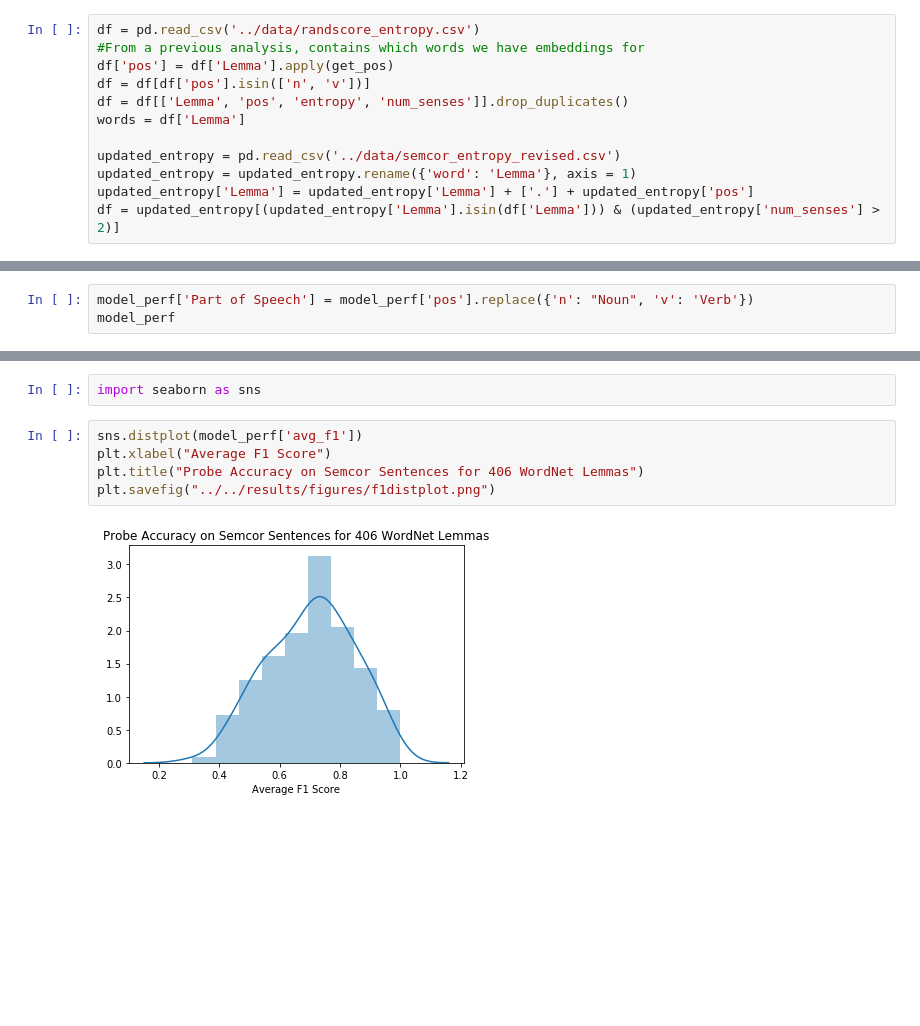
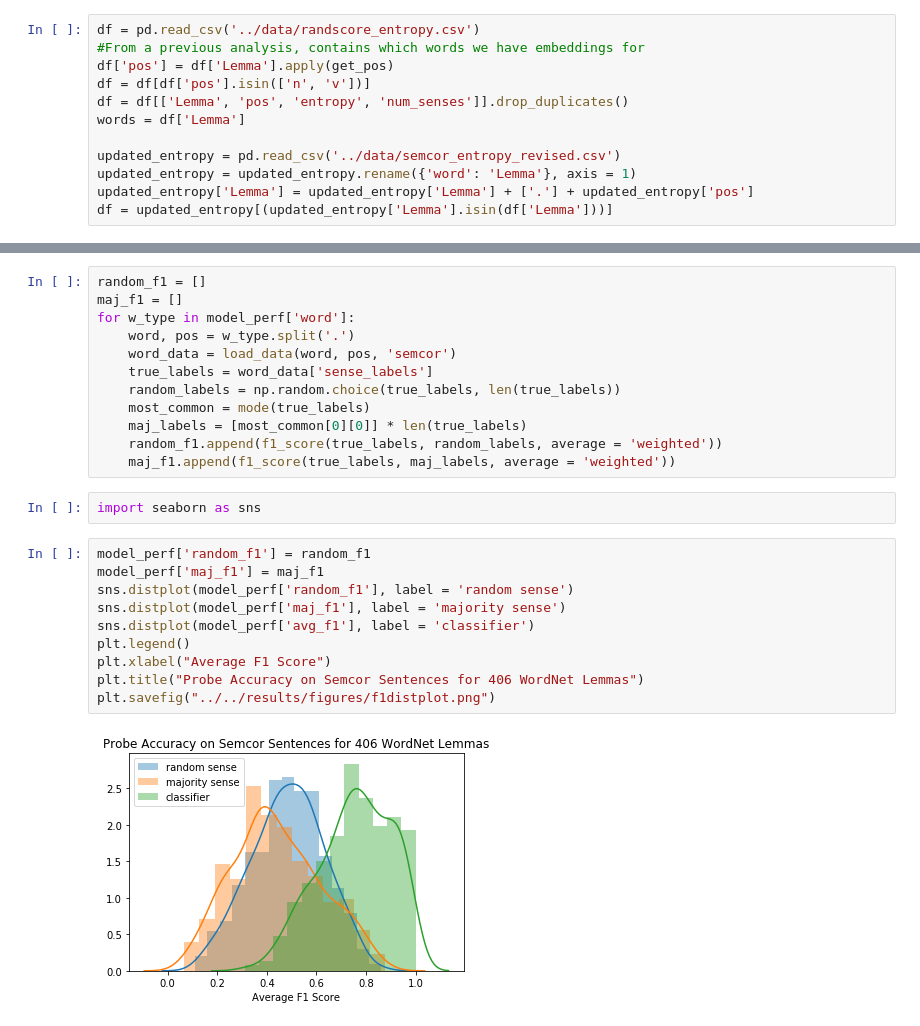
Before and after one commit to sathvikn/bert-wordsense, a Jupyter notebook: codebase/notebooks/probe-all.ipynb, the cells around one changed output, grey strips where cells are left out. Saved outputs shown, nothing was run; the diff lists cells and outputs as text; blank space fills up the shorter version.

Commit message:
committing attention analysis, PCA vs classification, and random/majority classifiers

```diff
--- a/codebase/notebooks/probe-all.ipynb
+++ b/codebase/notebooks/probe-all.ipynb
@@ -21,7 +21,7 @@ words = df['Lemma']
 updated_entropy = pd.read_csv('../data/semcor_entropy_revised.csv')
 updated_entropy = updated_entropy.rename({'word': 'Lemma'}, axis = 1)
 updated_entropy['Lemma'] = updated_entropy['Lemma'] + ['.'] + updated_entropy['pos']
-df = updated_entropy[(updated_entropy['Lemma'].isin(df['Lemma'])) & (updated_entropy['num_senses'] > 2)]
+df = updated_entropy[(updated_entropy['Lemma'].isin(df['Lemma']))]
 # %%
 model_data = {}
 test_stats = []
@@ -193,3 +190,0 @@ plt.savefig("../../results/figures/f1_num_senses.png")
-# %%
-model_perf['Part of Speech'] = model_perf['pos'].replace({'n': "Noun", 'v': 'Verb'})
-model_perf
@@ -236,9 +220,26 @@ model_perf.to_csv("../data/model_perf.csv")
+# %%
+random_f1 = []
+maj_f1 = []
+for w_type in model_perf['word']:
+    word, pos = w_type.split('.')
+    word_data = load_data(word, pos, 'semcor')
+    true_labels = word_data['sense_labels']
+    random_labels = np.random.choice(true_labels, len(true_labels))
+    most_common = mode(true_labels)
+    maj_labels = [most_common[0][0]] * len(true_labels)
+    random_f1.append(f1_score(true_labels, random_labels, average = 'weighted'))
+    maj_f1.append(f1_score(true_labels, maj_labels, average = 'weighted'))
 # %%
 import seaborn as sns
 # %%
-sns.distplot(model_perf['avg_f1'])
+model_perf['random_f1'] = random_f1
+model_perf['maj_f1'] = maj_f1
+sns.distplot(model_perf['random_f1'], label = 'random sense')
+sns.distplot(model_perf['maj_f1'], label = 'majority sense')
+sns.distplot(model_perf['avg_f1'], label = 'classifier')
+plt.legend()
 plt.xlabel("Average F1 Score")
 plt.title("Probe Accuracy on Semcor Sentences for 406 WordNet Lemmas")
 plt.savefig("../../results/figures/f1distplot.png")
 # %% [output]
-[figure, old version]
+[figure, new version]
```
Also changed, not shown: parts of 9 cells of this notebook, 13 other files.
